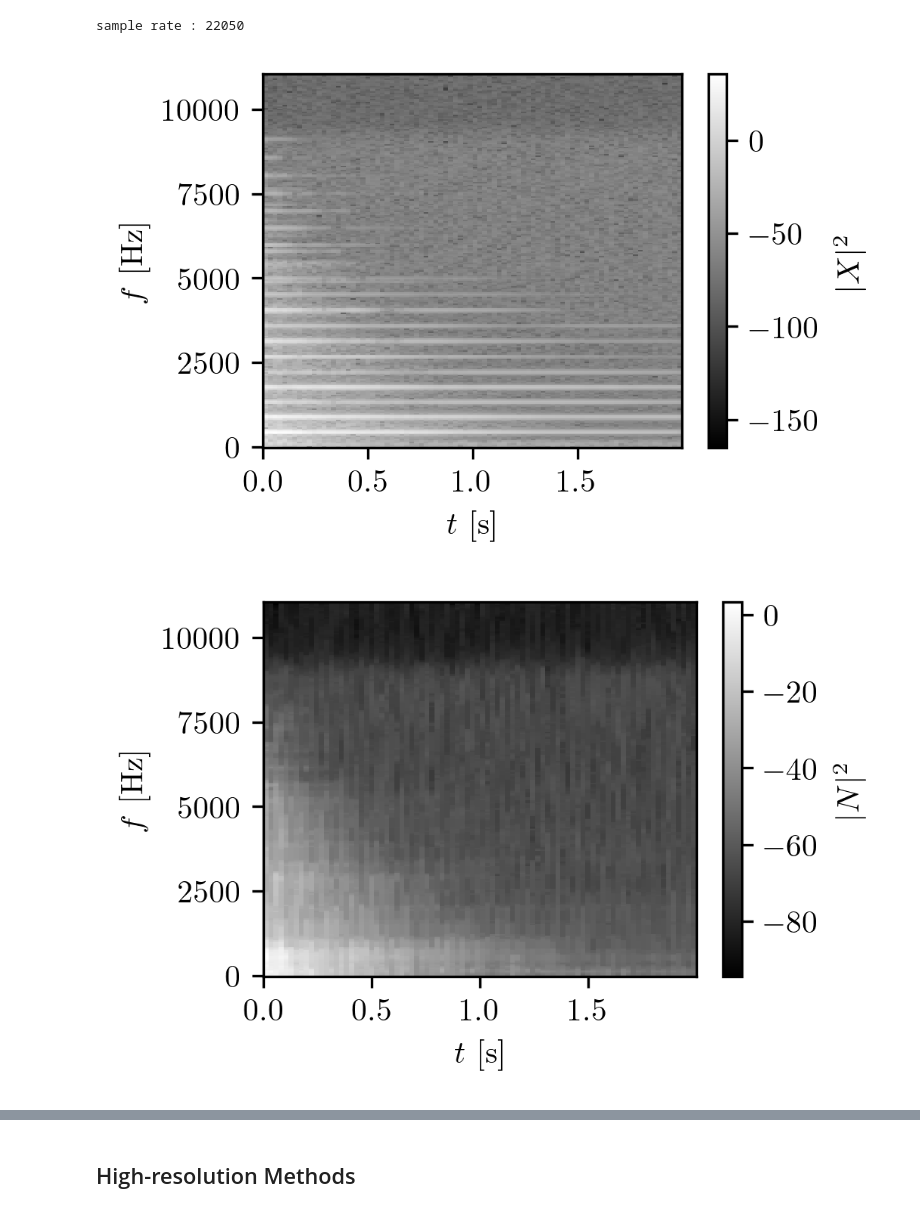
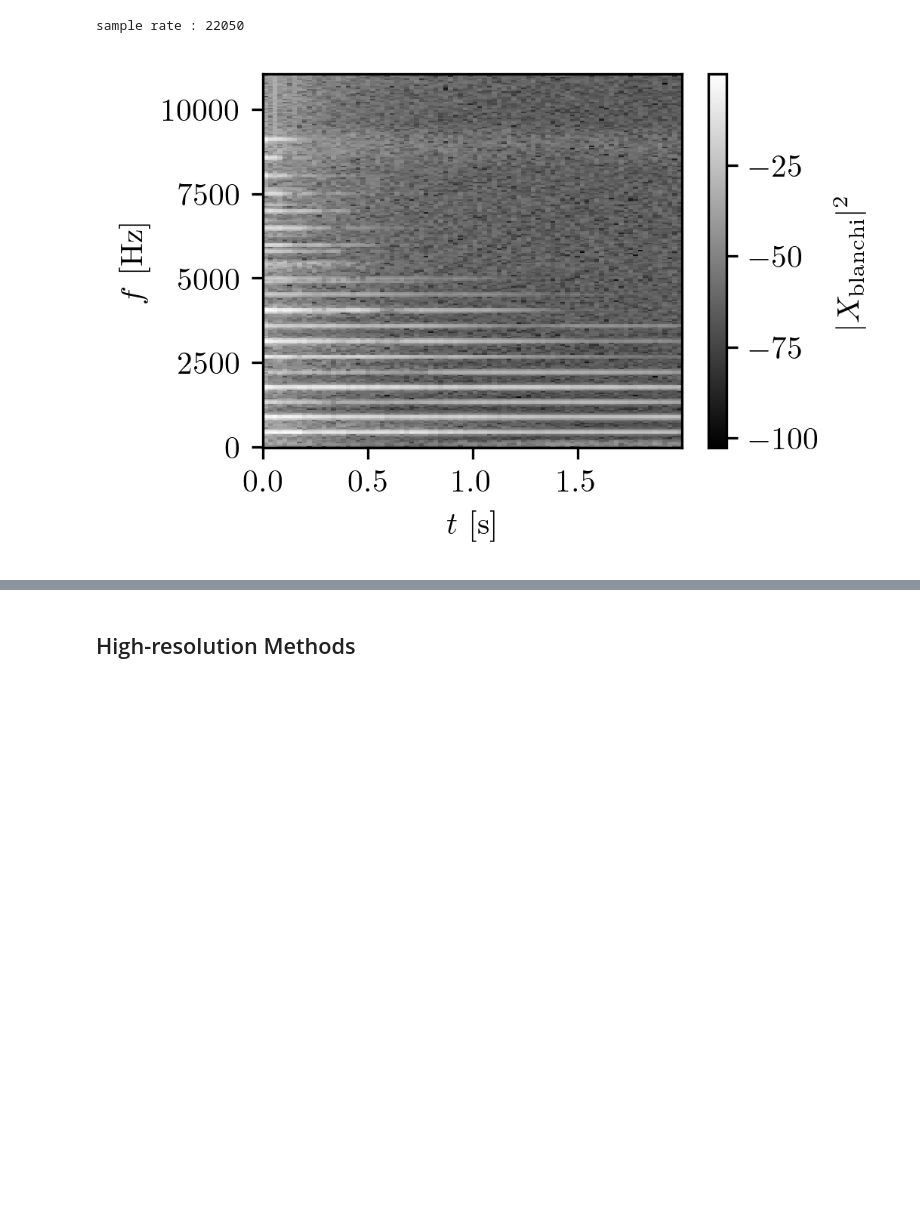
Before and after one commit to peladeaucome/ATIAM-PAM-AnalyseInstruments, a Jupyter notebook: Notebooks/come_HN.ipynb, the cells around one changed output, grey strips where cells are left out. Drawn from its saved outputs; the diff is of its cells as text; code cells hidden in the pictures; blank space fills up the shorter version.

```diff
--- a/Notebooks/come_HN.ipynb
+++ b/Notebooks/come_HN.ipynb
@@ -69,7 +69,7 @@ plt.show()
 # %% [markdown]
 ## Whitening the noise
 # %%
-rankFilter_bins = 21
+rankFilter_bins = 51
 rankFilter_rank = .3
 
 n_fft = 512
@@ -93,7 +93,7 @@ print(f'sample rate : {sr_hz}')
 sample rate : 22050
 # %%
 window_type = 'hann'
-xWhitened = whiten_stft(
+xWhitened, ARFilters = whiten_signal(
     x = x,
     n_fft = n_fft,
     hop_length = hop_length,
@@ -112,32 +112,31 @@ plt.figure(figsize = figsize, dpi = dpi)
 plt.pcolormesh(t_list, f_list, dB20(x_stft), cmap = cmap, rasterized=True)
 plt.xlabel("$t$ [s]")
 plt.ylabel("$f$ [Hz]")
 plt.colorbar(label = '$|X|^2$')
 plt.tight_layout()
 plt.savefig(fname = os.path.join("..", "..", "PAM_overleaf", "Notes", "HR", "Figures", "input_stft.pdf"), dpi = dpi, bbox_inches = "tight", format = "pdf")
 #plt.show()
 plt.close()
 
 plt.figure(figsize = figsize, dpi = dpi)
 plt.pcolormesh(t_list, f_list, dB10(xRankFiltered_stft), cmap = cmap, rasterized=True)
 plt.xlabel("$t$ [s]")
 plt.ylabel("$f$ [Hz]")
 plt.colorbar(label = '$|N|^2$')
 plt.tight_layout()
 plt.savefig(fname = os.path.join("..", "..", "PAM_overleaf", "Notes", "HR", "Figures", "noise_stft.pdf"), dpi = dpi, bbox_inches = "tight", format = "pdf")
 #plt.show()
 plt.close()
 
 
 plt.figure(figsize = figsize, dpi = dpi)
 plt.pcolormesh(t_list, f_list, dB20(xWhitened_stft), cmap = cmap, rasterized=True)
 plt.xlabel("$t$ [s]")
 plt.ylabel("$f$ [Hz]")
 plt.colorbar(label = "$|X_{\mathrm{blanchi}}|^2$")
 plt.tight_layout()
 plt.savefig(fname = os.path.join("..", "..", "PAM_overleaf", "Notes", "HR", "Figures", "whitened_stft.pdf"), dpi = dpi, bbox_inches = "tight", format = "pdf")
 plt.show()
 plt.close()
 # %% [output]
-[figure, old version]
+[figure, new version]
-[figure, removed]
```
Also changed, not shown: parts of 3 cells of this notebook, 1 other file.
